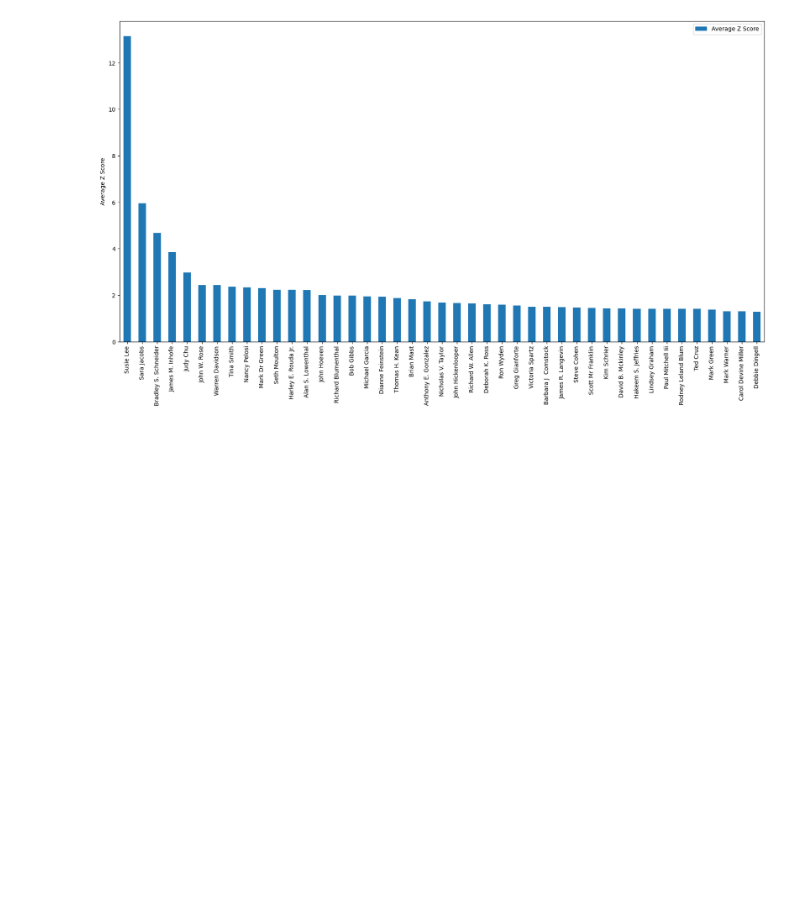
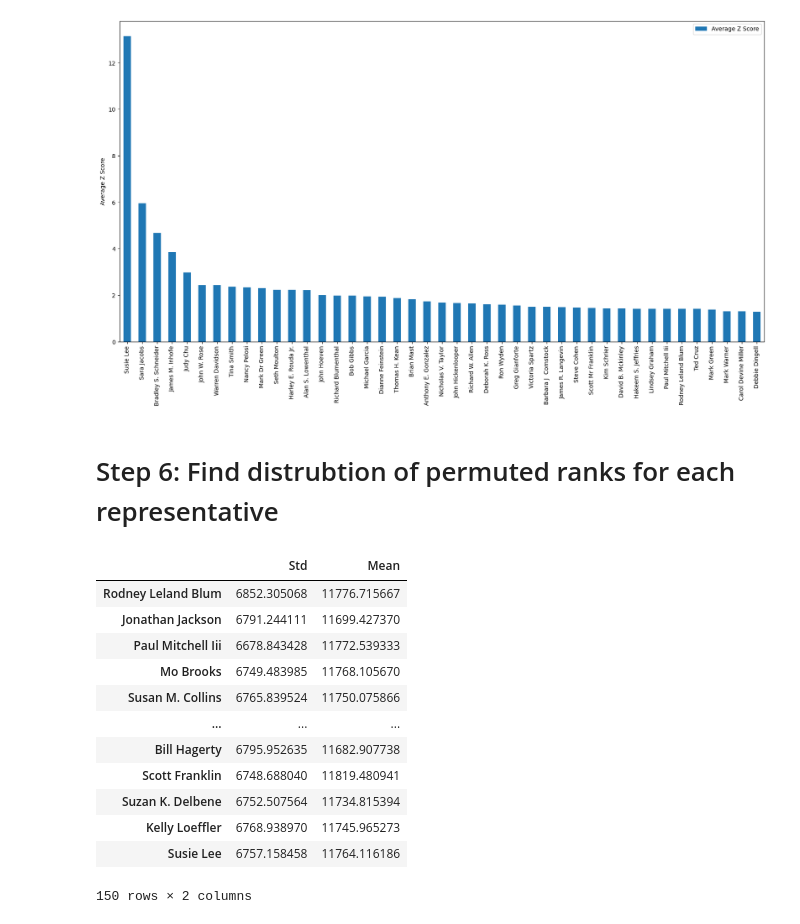
Before and after one commit to maajidhusain/capstone, a Jupyter notebook: Min_Max_Permute.ipynb, the cells around one changed output. Saved outputs shown, nothing was run; the diff lists cells and outputs as text; code cells hidden in the pictures; blank space fills up the shorter version.

```diff
--- a/Min_Max_Permute.ipynb
+++ b/Min_Max_Permute.ipynb
@@ -66,3 +73,12 @@ def representative_rank(df):
 
 # take the average of the rank for each representative
 representative_rank(all_ratios)
+# %%
+# count number of keys
+num_keys = len(representative_average_rank.keys())
+#  for each value, find the len of the list and add to  sum
+num_ranks = 0
+for key, value in representative_average_rank.items():
+    num_ranks += len(value)
+print(f'Number of keys: {num_keys}')
+print(f'Number of ranks: {num_ranks}')
@@ -226,3 +251,5 @@ plt.ylabel('Average Z Score')
 plt.show()
 # %% [output]
 [figure]
+# %% [markdown]
+# Step 6: Find distrubtion of permuted ranks for each representative
@@ -228,0 +266,18 @@ plt.show()
+# %%
+# create a dataframe with the std and mean for each representative
+permuted_dist = pd.concat([permuted_representative_std, permuted_representative_mean], axis=1)
+permuted_dist
+# %% [output]
+|  | Std | Mean |
+| Rodney Leland Blum | 6852.305068 | 11776.715667 |
+| Jonathan Jackson | 6791.244111 | 11699.427370 |
+| Paul Mitchell Iii | 6678.843428 | 11772.539333 |
+| Mo Brooks | 6749.483985 | 11768.105670 |
+| Susan M. Collins | 6765.839524 | 11750.075866 |
+| ... | ... | ... |
+| Bill Hagerty | 6795.952635 | 11682.907738 |
+| Scott Franklin | 6748.688040 | 11819.480941 |
+| Suzan K. Delbene | 6752.507564 | 11734.815394 |
+| Kelly Loeffler | 6768.938970 | 11745.965273 |
+| Susie Lee | 6757.158458 | 11764.116186 |
+150 rows × 2 columns
```
Also changed, not shown: parts of 15 cells of this notebook, 1 other file.
